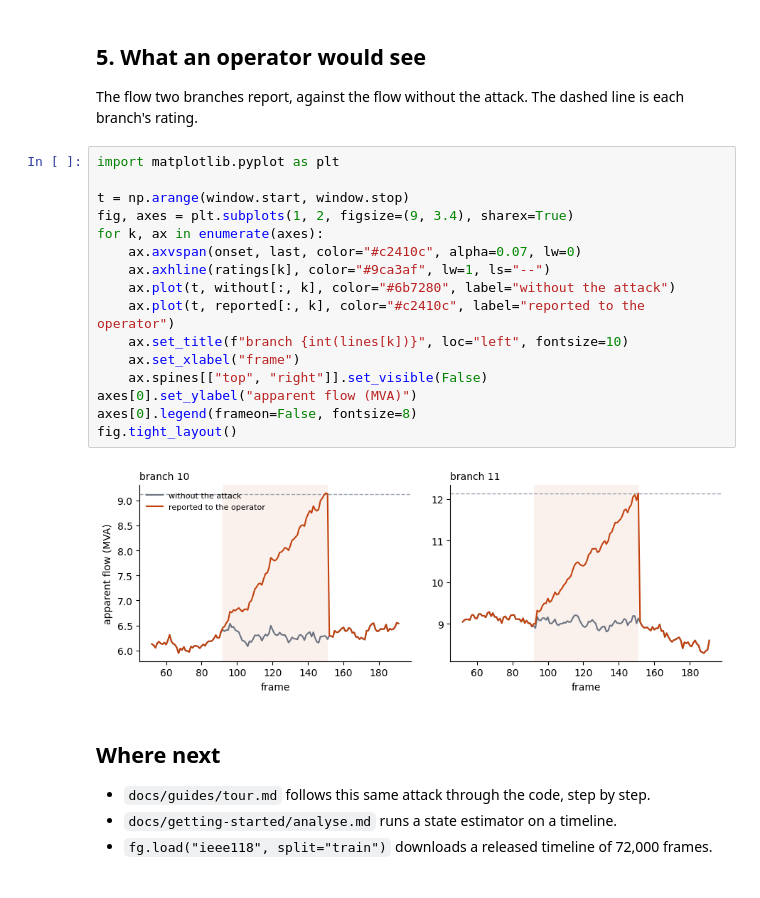
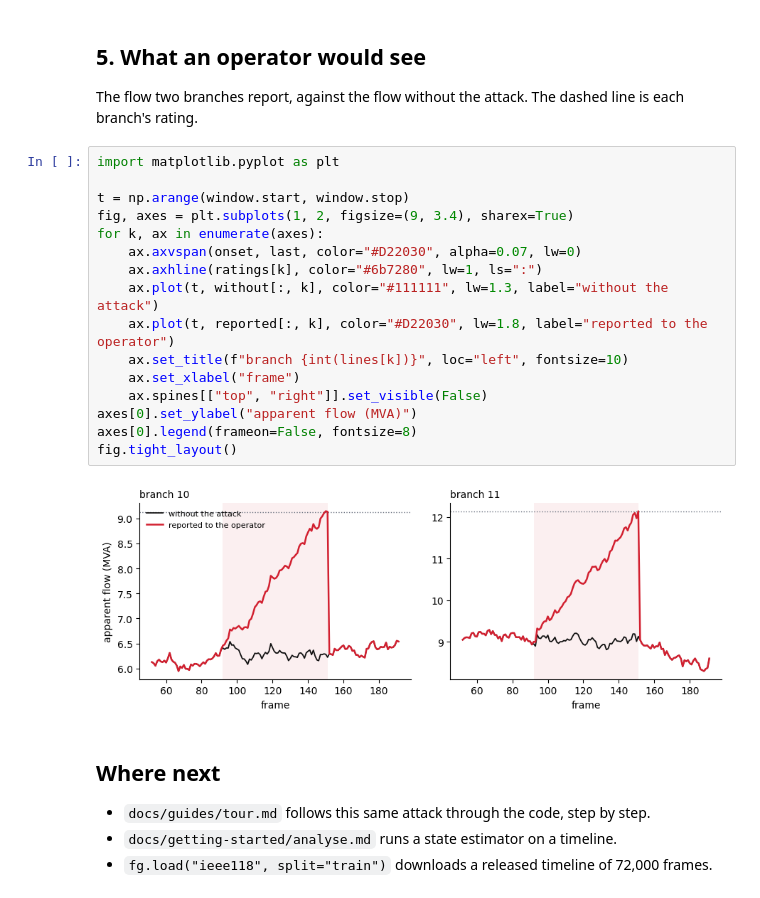
Before and after one commit to myersben9/fdia-graph, a Jupyter notebook: examples/demo.ipynb, the cells around one changed output. Drawn from its saved outputs; the diff is of its cells as text.

```diff
--- a/examples/demo.ipynb
+++ b/examples/demo.ipynb
@@ -82,21 +82,21 @@ The flow two branches report, against the flow without the attack. The dashed li
 # %%
 import matplotlib.pyplot as plt
 
 t = np.arange(window.start, window.stop)
 fig, axes = plt.subplots(1, 2, figsize=(9, 3.4), sharex=True)
 for k, ax in enumerate(axes):
-    ax.axvspan(onset, last, color="#c2410c", alpha=0.07, lw=0)
-    ax.axhline(ratings[k], color="#9ca3af", lw=1, ls="--")
-    ax.plot(t, without[:, k], color="#6b7280", label="without the attack")
-    ax.plot(t, reported[:, k], color="#c2410c", label="reported to the operator")
+    ax.axvspan(onset, last, color="#D22030", alpha=0.07, lw=0)
+    ax.axhline(ratings[k], color="#6b7280", lw=1, ls=":")
+    ax.plot(t, without[:, k], color="#111111", lw=1.3, label="without the attack")
+    ax.plot(t, reported[:, k], color="#D22030", lw=1.8, label="reported to the operator")
     ax.set_title(f"branch {int(lines[k])}", loc="left", fontsize=10)
     ax.set_xlabel("frame")
     ax.spines[["top", "right"]].set_visible(False)
 axes[0].set_ylabel("apparent flow (MVA)")
 axes[0].legend(frameon=False, fontsize=8)
 fig.tight_layout()
 # %% [output]
-[figure, old version]
+[figure, new version]
 # %% [markdown]
 ## Where next
 
```
Also changed, not shown: 13 other files.
